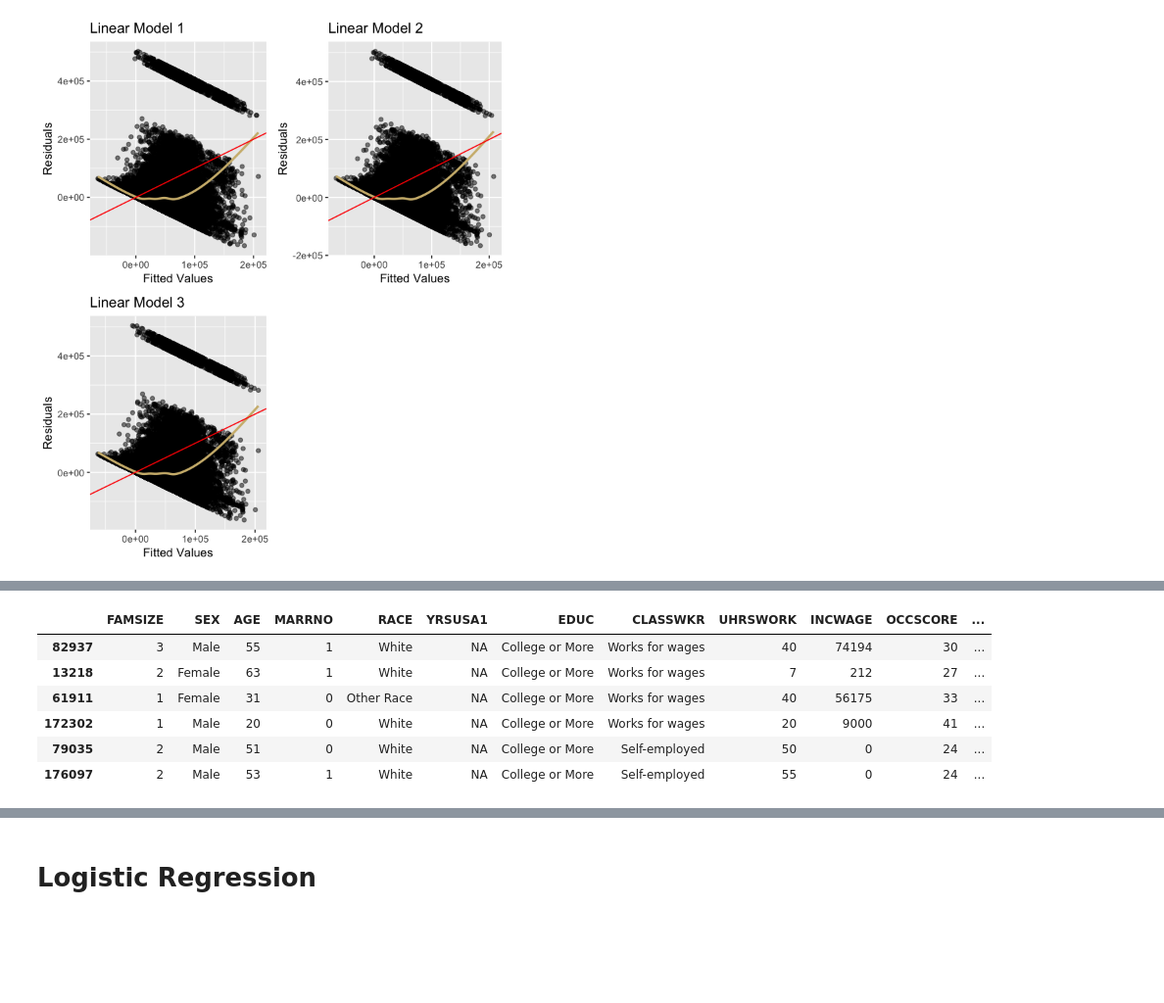
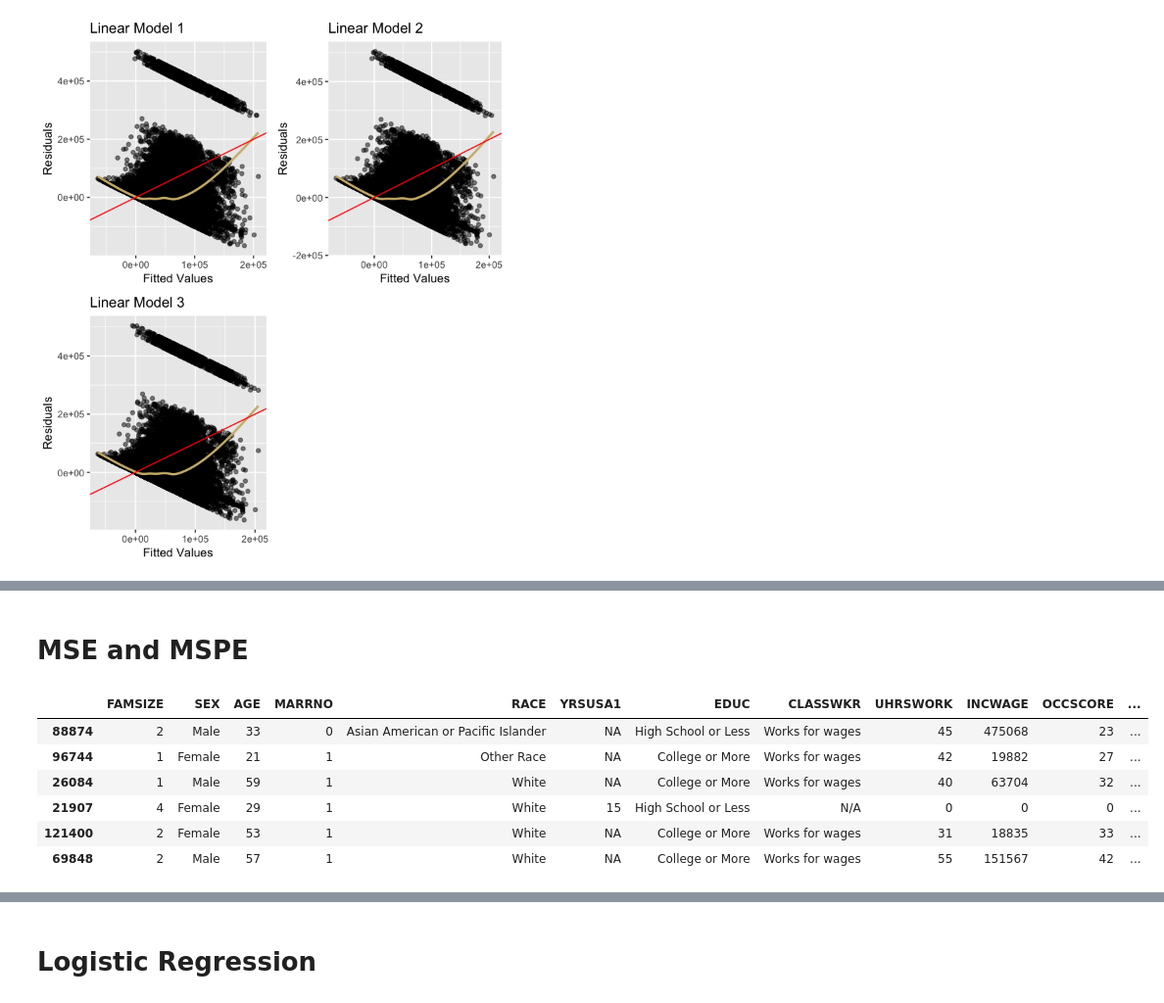
Before and after one commit to brianmoral/Income-Prediction-Analysis, a Jupyter notebook: minnesota_census_income.ipynb, the cells around one changed output, grey strips where cells are left out. Shown at 98% size. Saved outputs shown, nothing was run; the diff lists cells and outputs as text; code cells hidden in the pictures; blank space fills up the shorter version.

```diff
--- a/minnesota_census_income.ipynb
+++ b/minnesota_census_income.ipynb
@@ -388,20 +457,20 @@ grid.arrange(res1, res2, res3, nrow = 2)
+# %% [markdown]
+# MSE and MSPE
 # %%
-set.seed(00000)
-df_mn = data.frame(mn)
-n = nrow(df_mn)
+n = nrow(mn)
 split = floor(0.80 * n)
 
 sample_set = sample.int(n, size = split, replace = FALSE)
 
-train = df_mn[sample_set, ]
-test = df_mn[-sample_set, ]
+train = mn[sample_set, ]
+test = mn[-sample_set, ]
 head(train)
 # %% [output]
 |  | FAMSIZE | SEX | AGE | MARRNO | RACE | YRSUSA1 | EDUC | CLASSWKR | UHRSWORK | INCWAGE | OCCSCORE | ... |
-| 82937 | 3 | Male | 55 | 1 | White | NA | College or More | Works for wages | 40 | 74194 | 30 | ... |
-| 13218 | 2 | Female | 63 | 1 | White | NA | College or More | Works for wages | 7 | 212 | 27 | ... |
-| 61911 | 1 | Female | 31 | 0 | Other Race | NA | College or More | Works for wages | 40 | 56175 | 33 | ... |
-| 172302 | 1 | Male | 20 | 0 | White | NA | College or More | Works for wages | 20 | 9000 | 41 | ... |
-| 79035 | 2 | Male | 51 | 0 | White | NA | College or More | Self-employed | 50 | 0 | 24 | ... |
-| 176097 | 2 | Male | 53 | 1 | White | NA | College or More | Self-employed | 55 | 0 | 24 | ... |
+| 88874 | 2 | Male | 33 | 0 | Asian American or Pacific Islander | NA | High School or Less | Works for wages | 45 | 475068 | 23 | ... |
+| 96744 | 1 | Female | 21 | 1 | Other Race | NA | College or More | Works for wages | 42 | 19882 | 27 | ... |
+| 26084 | 1 | Male | 59 | 1 | White | NA | College or More | Works for wages | 40 | 63704 | 32 | ... |
+| 21907 | 4 | Female | 29 | 1 | White | 15 | High School or Less | N/A | 0 | 0 | 0 | ... |
+| 121400 | 2 | Female | 53 | 1 | White | NA | College or More | Works for wages | 31 | 18835 | 33 | ... |
+| 69848 | 2 | Male | 57 | 1 | White | NA | College or More | Works for wages | 55 | 151567 | 42 | ... |
 # %%
```
Also changed, not shown: parts of 20 cells of this notebook.
